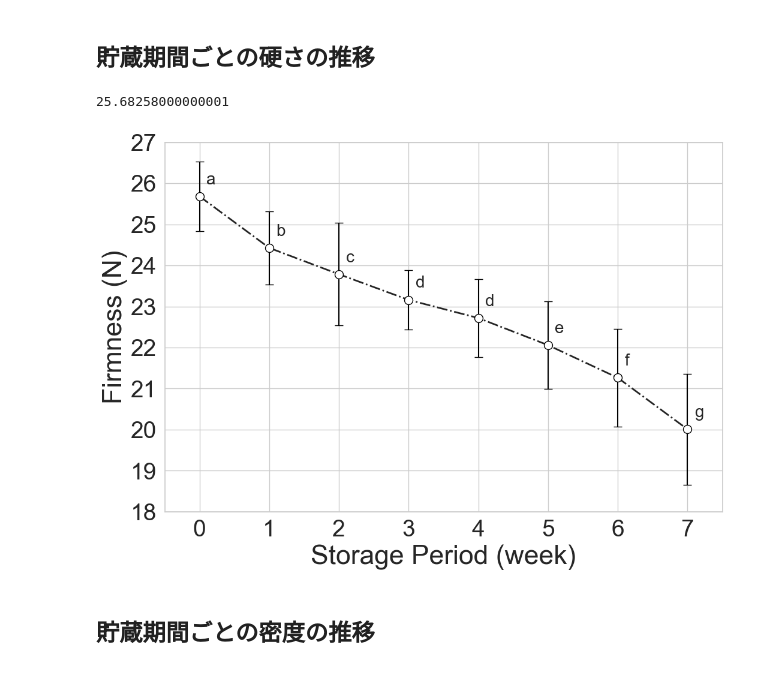
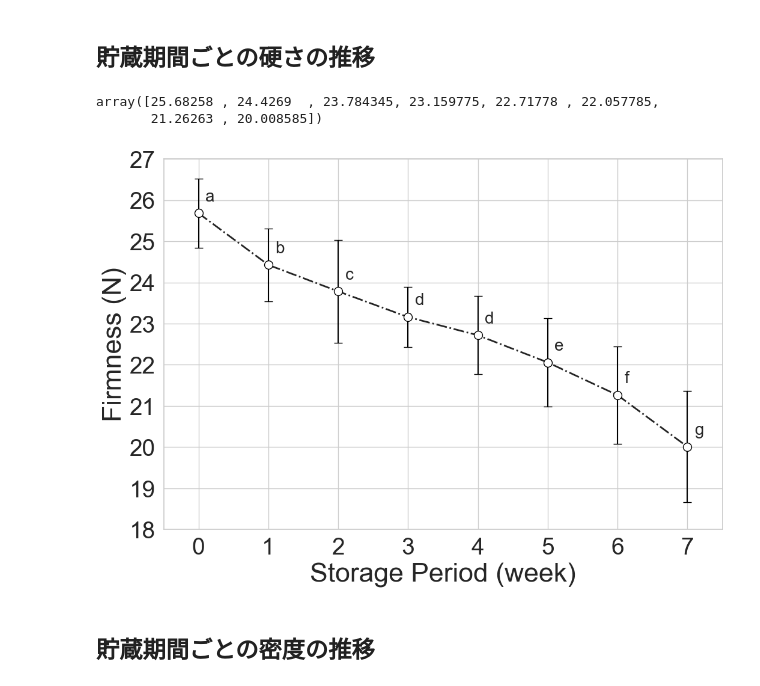
Before and after one commit to daikidaiki0709/MasterDegree, a Jupyter notebook: Chapter4/code/Compare_firmness_density.ipynb, the cells around one changed output. Saved outputs shown, nothing was run; the diff lists cells and outputs as text; code cells hidden in the pictures.

```diff
--- a/Chapter4/code/Compare_firmness_density.ipynb
+++ b/Chapter4/code/Compare_firmness_density.ipynb
@@ -19,14 +19,19 @@ firmness_5week = np.mean(firmness_all.iloc[100:120,:])
 firmness_6week = np.mean(firmness_all.iloc[120:140,:])
 firmness_7week = np.mean(firmness_all.iloc[140:160,:])
 
-firmness_mean_df = pd.concat([firmness_0week,firmness_1week],axis=0)
-firmness_mean_df = pd.concat([firmness_mean_df,firmness_2week],axis=0)
-firmness_mean_df = pd.concat([firmness_mean_df,firmness_3week],axis=0)
-firmness_mean_df = pd.concat([firmness_mean_df,firmness_4week],axis=0)
-firmness_mean_df = pd.concat([firmness_mean_df,firmness_5week],axis=0)
-firmness_mean_df = pd.concat([firmness_mean_df,firmness_6week],axis=0)
-firmness_mean_df = pd.concat([firmness_mean_df,firmness_7week],axis=0)
-firmness_mean_df.columns = 'firmness_mean_eachweek'
+firmness_mean_df = pd.DataFrame(
+    [
+        firmness_0week,
+        firmness_1week,
+        firmness_2week,
+        firmness_3week,
+        firmness_4week,
+        firmness_5week,
+        firmness_6week,
+        firmness_7week
+    ]
+    )
+firmness_mean_df.columns = ['firmness_mean_eachweek']
 firmness_mean_df.index = ['firmness_0week_mean','firmness_1week_mean','firmness_2week_mean',
                           'firmness_3week_mean','firmness_4week_mean','firmness_5week_mean',
                           'firmness_6week_mean','firmness_7week_mean']
@@ -44,45 +49,46 @@ firmness_7week_std = 0.010253268*9.81*np.sqrt(180)
 y_err = [firmness_0week_std,firmness_1week_std,firmness_2week_std,
          firmness_3week_std,firmness_4week_std,firmness_5week_std,
          firmness_6week_std,firmness_7week_std]
-# %%
-firmness_mean_df[0]
-# %% [output]
-25.68258000000001
+# %%
+firmness_mean_df.values.flatten()
+# %% [output]
+array([25.68258 , 24.4269  , 23.784345, 23.159775, 22.71778 , 22.057785,
+       21.26263 , 20.008585])
 # %%
 sns.set()
 sns.set_style('whitegrid')
 sns.set_palette('gray')
 
 fig = plt.figure(figsize=(12,8))
 x_labels = [i for i in range(8)]
 plt.plot(x_labels,firmness_mean_df,linewidth=2,linestyle='dashdot')
 plt.scatter(x_labels,firmness_mean_df,s=70)
-plt.errorbar(x_labels, firmness_mean_df, yerr = y_err, capsize=5, fmt='o', markersize=10, ecolor='black', markeredgecolor = "black", color='w')
+plt.errorbar(x_labels, firmness_mean_df.values.flatten(), yerr = y_err, capsize=5, fmt='o', markersize=10, ecolor='black', markeredgecolor = "black", color='w')
 plt.xticks(fontsize=28)
 plt.yticks(fontsize=28)
 plt.xlabel('Storage Period (week)',fontsize=32)
 plt.ylabel('Firmness (N)',fontsize=32)
 plt.xlim(-0.5,7.5)
 plt.ylim(18,27)
 
 # アルファベットの付与
 num = 0.1
 ff = 20
 hei = 0.3
-plt.text(0+num,firmness_mean_df[0]+hei,'a',fontsize=ff)
-plt.text(1+num,firmness_mean_df[1]+hei,'b',fontsize=ff)
-plt.text(2+num,firmness_mean_df[2]+hei,'c',fontsize=ff)
-plt.text(3+num,firmness_mean_df[3]+hei,'d',fontsize=ff)
-plt.text(4+num,firmness_mean_df[4]+hei,'d',fontsize=ff)
-plt.text(5+num,firmness_mean_df[5]+hei,'e',fontsize=ff)
-plt.text(6+num,firmness_mean_df[6]+hei,'f',fontsize=ff)
-plt.text(7+num,firmness_mean_df[7]+hei,'g',fontsize=ff)
+plt.text(0+num,firmness_mean_df.values[0]+hei,'a',fontsize=ff)
+plt.text(1+num,firmness_mean_df.values[1]+hei,'b',fontsize=ff)
+plt.text(2+num,firmness_mean_df.values[2]+hei,'c',fontsize=ff)
+plt.text(3+num,firmness_mean_df.values[3]+hei,'d',fontsize=ff)
+plt.text(4+num,firmness_mean_df.values[4]+hei,'d',fontsize=ff)
+plt.text(5+num,firmness_mean_df.values[5]+hei,'e',fontsize=ff)
+plt.text(6+num,firmness_mean_df.values[6]+hei,'f',fontsize=ff)
+plt.text(7+num,firmness_mean_df.values[7]+hei,'g',fontsize=ff)
 
 plt.show()
 
 fig.savefig('./../output/図_firmness_compare.jpeg',dpi=400)
 # %% [output]
-[figure, old version]
+[figure, new version]
 # %% [markdown]
 ## 貯蔵期間ごとの密度の推移
 # %%
```
